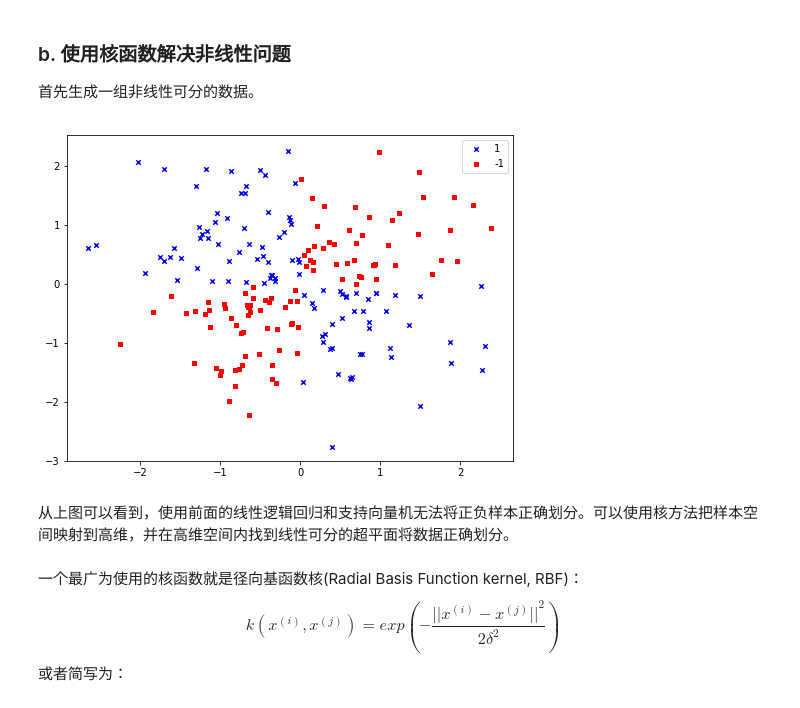
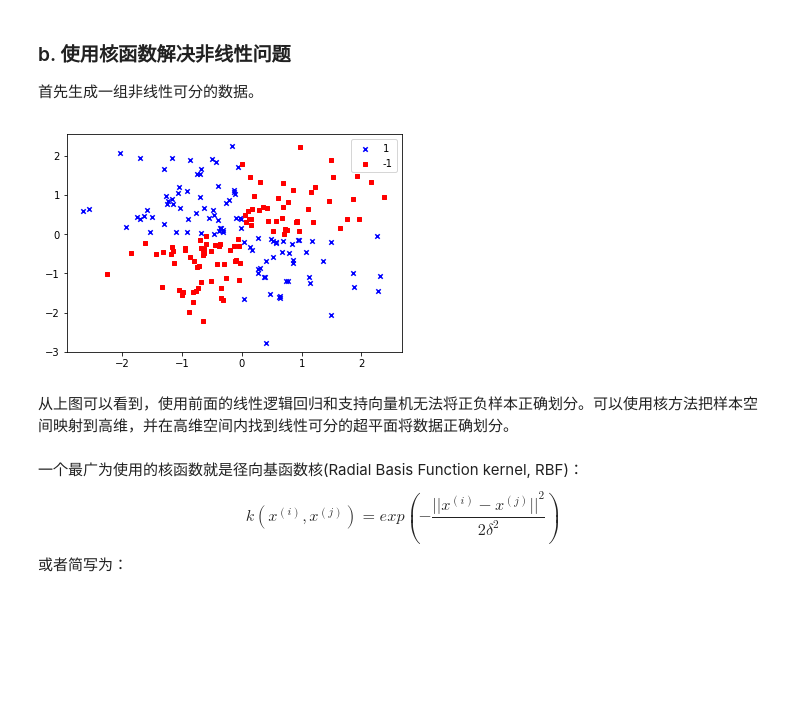
Before and after one commit to ViperBling/PythonML, a Jupyter notebook: ch03/Ch03.ipynb, the cells around one changed output. Saved outputs shown, nothing was run; the diff lists cells and outputs as text; code cells hidden in the pictures; blank space fills up the shorter version.

```diff
--- a/ch03/Ch03.ipynb
+++ b/ch03/Ch03.ipynb
@@ -316,27 +318,27 @@ plt.show()
 # %%
 # 我们设置相同的seed，每次生成的随机数相同。如果不设置seed，则每次会生成不同的随机数
 np.random.seed(0)
 # randn返回标准正态分布，200是样本量，2是特征数
 # 此处默认为N(0, 1)，如果想要改变均值和方差，可以如下进行：
 # sigma * np.random.randn(...) + mu
 # numpy.random.randn(d0, d1, …, dn)是从标准正态分布中返回一个或多个样本值。
 # numpy.random.rand(d0, d1, …, dn)的随机样本位于[0, 1)中。
 X_xor = np.random.randn(200, 2)
 
 # y_xor是X_xor所有大于0的样本进行逻辑异或得到，图中也可以看出，呈对角线分布
 y_xor = np.logical_xor(X_xor[:, 0] > 0, X_xor[:, 1] > 0)
 y_xor = np.where(y_xor, 1, -1)
 
-plt.figure(figsize=(8, 6))
+plt.figure()
 plt.scatter(X_xor[y_xor == 1, 0], X_xor[y_xor == 1, 1],
             color='b', marker='x', s=20, label='1')
 plt.scatter(X_xor[y_xor == -1, 0], X_xor[y_xor == -1, 1],
             color='r', marker='s', s=20, label='-1')
 plt.ylim(-3.0)
 plt.legend()
 plt.show()
 # %% [output]
-[figure, old version]
+[figure, new version]
 # %% [markdown]
 从上图可以看到，使用前面的线性逻辑回归和支持向量机无法将正负样本正确划分。可以使用核方法把样本空间映射到高维，并在高维空间内找到线性可分的超平面将数据正确划分。<br><br>
 一个最广为使用的核函数就是径向基函数核(Radial Basis Function kernel, RBF)：
```
Also changed, not shown: parts of 12 cells of this notebook.
